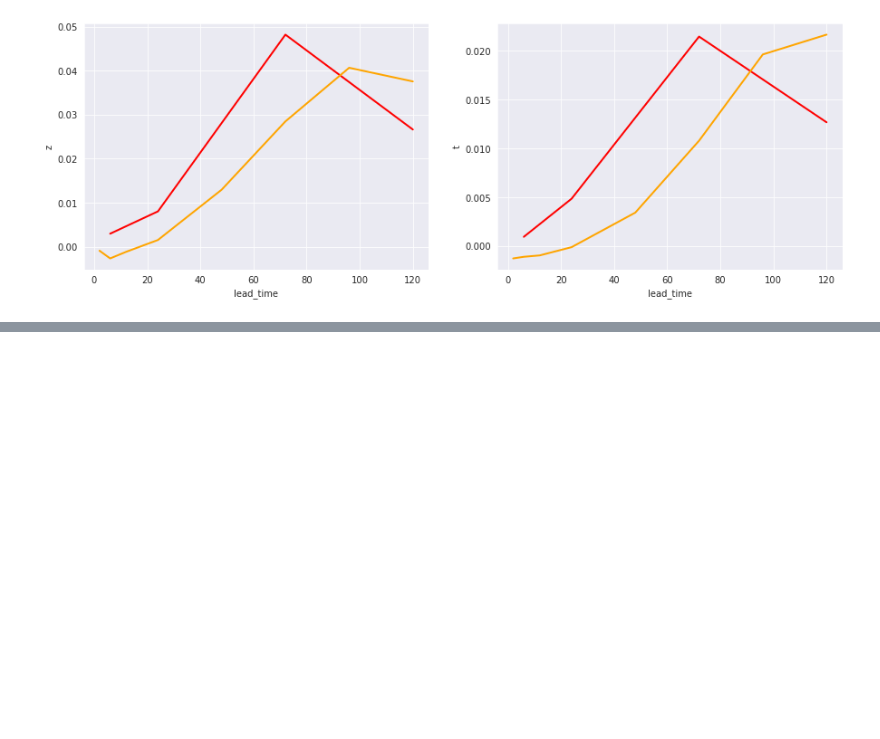
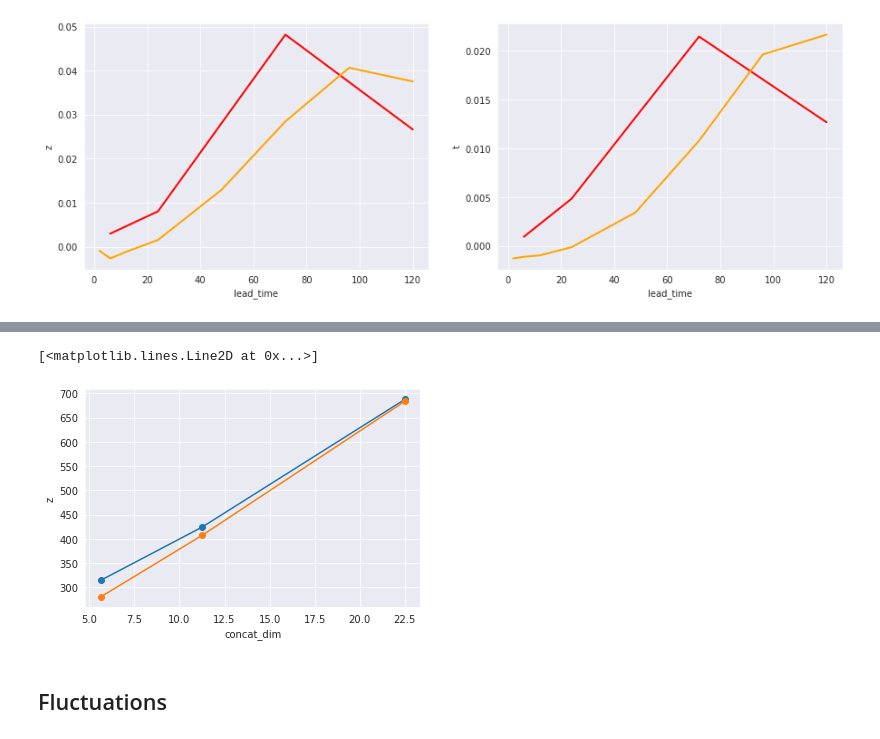
Before and after one commit to sagar-garg/WeatherBench, a Jupyter notebook: devlog/26-scores.ipynb, the cells around one changed output, grey strips where cells are left out. Saved outputs shown, nothing was run; the diff lists cells and outputs as text; code cells hidden in the pictures; blank space fills up the shorter version.

```diff
--- a/devlog/26-scores.ipynb
+++ b/devlog/26-scores.ipynb
@@ -183,0 +538,4 @@ plot_zt(gen_cont_rel, 'cont', c='orange')
+# %%
+preds = xr.open_dataset('/home/rasp/data/myWeatherBench/predictions/81-resnet_d3_dr_0.1_fixed.nc')
+# %%
+rmse5 = compute_weighted_rmse(preds, valid).compute()
@@ -183,0 +552,2 @@ plot_zt(gen_cont_rel, 'cont', c='orange')
+# %%
+rmse = xr.concat([rmse5, rmse11, rmse22], dim=[5.625, 11.25, 22.5])
@@ -183,0 +564,10 @@ plot_zt(gen_cont_rel, 'cont', c='orange')
+# %%
+rmse_pre = [280, 407, 684]
+# %%
+rmse.z.plot(marker='o')
+plt.plot([5.625, 11.25, 22.5], rmse_pre, marker='o')
+# %% [output]
+[<matplotlib.lines.Line2D at 0x...>]
+[figure, added]
+# %% [markdown]
+## Fluctuations
```
Also changed, not shown: parts of 59 cells of this notebook, 47 other files.
